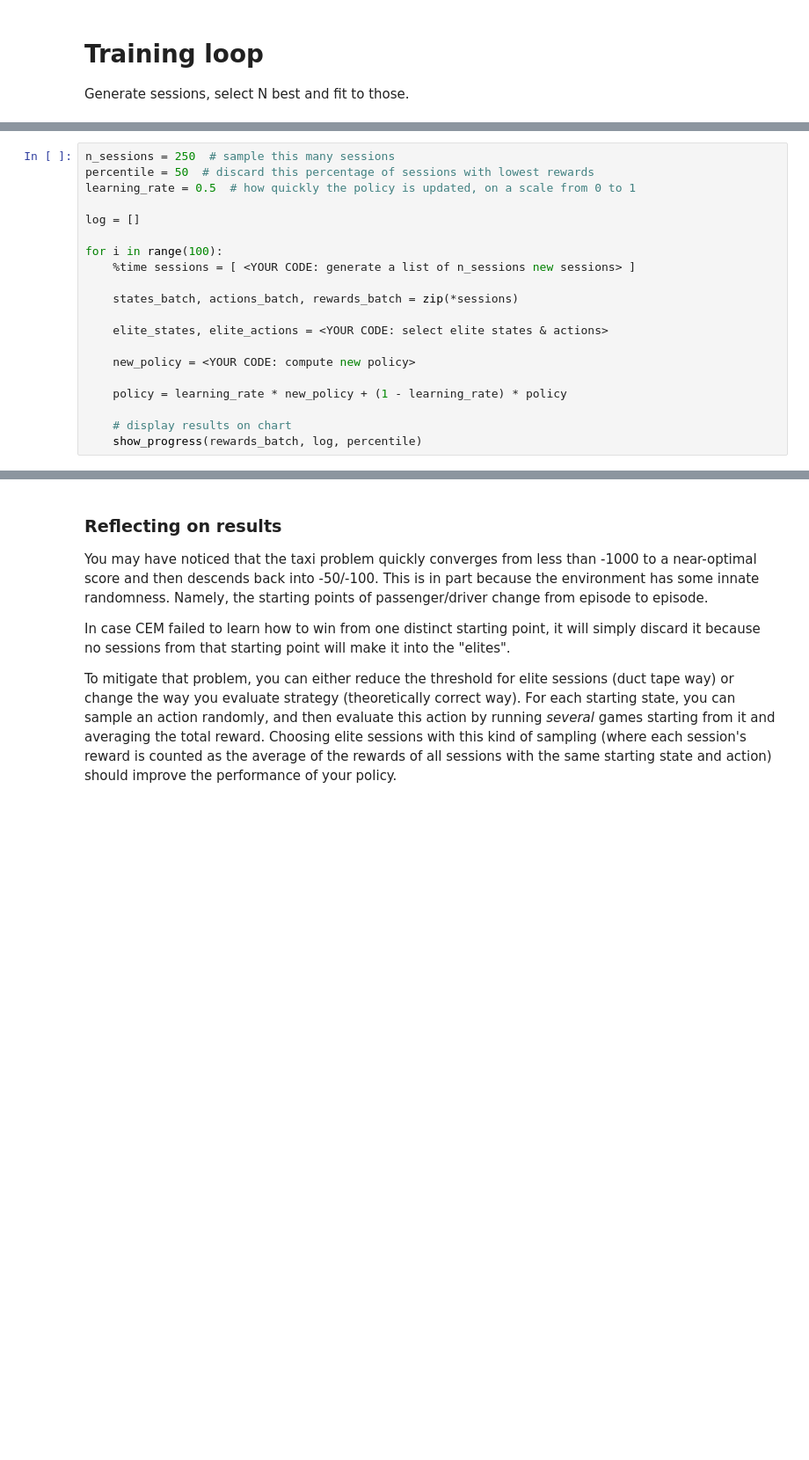
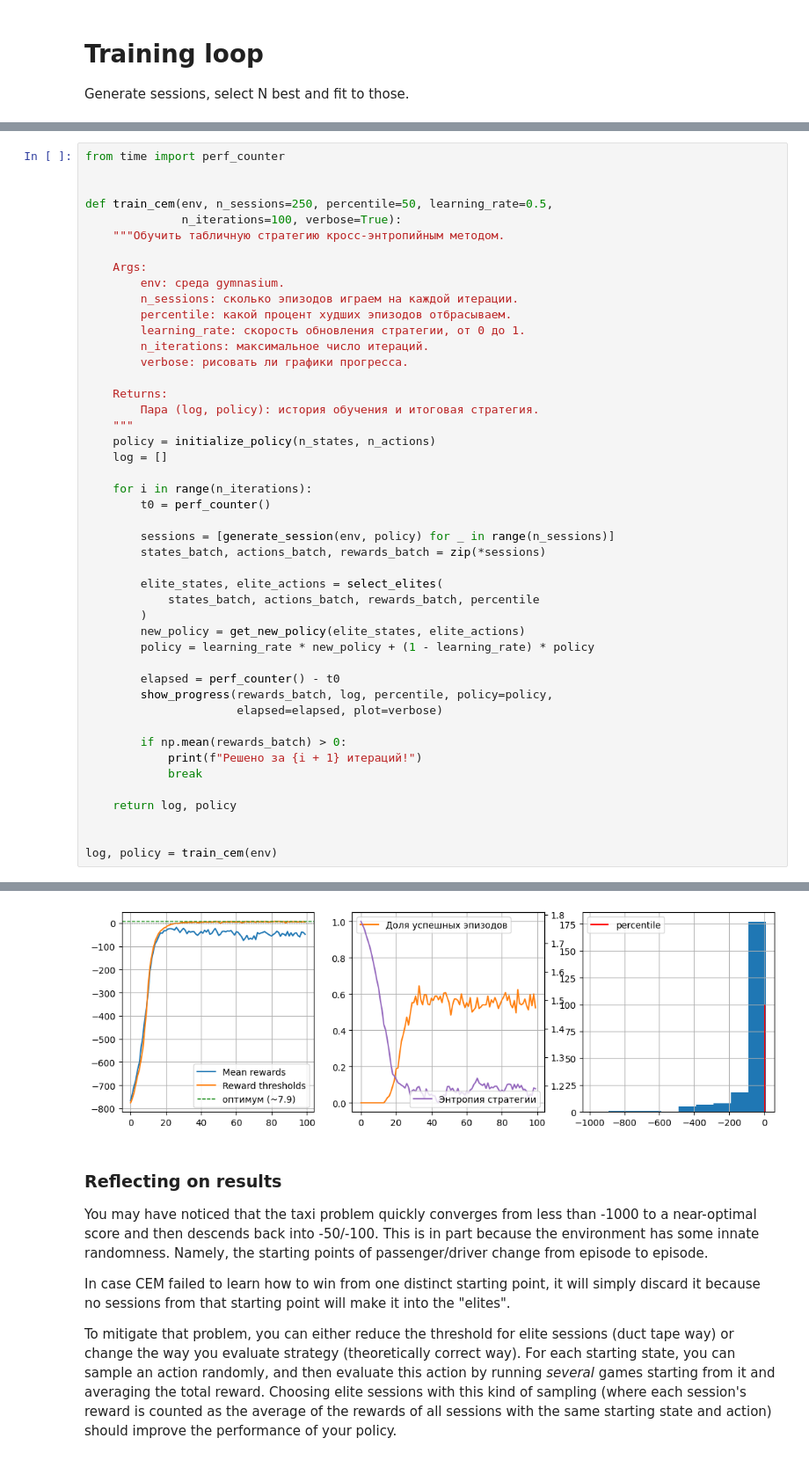
Before and after one commit to Tviskaron/SB-RL-2026, a Jupyter notebook: seminars/01-crossentropy.ipynb, the cells around one changed output, grey strips where cells are left out. Shown at 88% size. Saved outputs shown, nothing was run; the diff lists cells and outputs as text; blank space fills up the shorter version.

```diff
--- a/seminars/01-crossentropy.ipynb
+++ b/seminars/01-crossentropy.ipynb
@@ -261,20 +343,0 @@ policy = initialize_policy(n_states, n_actions)
-# %%
-n_sessions = 250  # sample this many sessions
-percentile = 50  # discard this percentage of sessions with lowest rewards
-learning_rate = 0.5  # how quickly the policy is updated, on a scale from 0 to 1
-
-log = []
-
-for i in range(100):
-    %time sessions = [ <YOUR CODE: generate a list of n_sessions new sessions> ]
-
-    states_batch, actions_batch, rewards_batch = zip(*sessions)
-
-    elite_states, elite_actions = <YOUR CODE: select elite states & actions>
-
-    new_policy = <YOUR CODE: compute new policy>
-
-    policy = learning_rate * new_policy + (1 - learning_rate) * policy
-
-    # display results on chart
-    show_progress(rewards_batch, log, percentile)
@@ -280,0 +361,47 @@ for i in range(100):
+# %%
+from time import perf_counter
+
+
+def train_cem(env, n_sessions=250, percentile=50, learning_rate=0.5,
+              n_iterations=100, verbose=True):
+    """Обучить табличную стратегию кросс-энтропийным методом.
+
+    Args:
+        env: среда gymnasium.
+        n_sessions: сколько эпизодов играем на каждой итерации.
+        percentile: какой процент худших эпизодов отбрасываем.
+        learning_rate: скорость обновления стратегии, от 0 до 1.
+        n_iterations: максимальное число итераций.
+        verbose: рисовать ли графики прогресса.
+
+    Returns:
+        Пара (log, policy): история обучения и итоговая стратегия.
+    """
+    policy = initialize_policy(n_states, n_actions)
+    log = []
+
+    for i in range(n_iterations):
+        t0 = perf_counter()
+
+        sessions = [generate_session(env, policy) for _ in range(n_sessions)]
+        states_batch, actions_batch, rewards_batch = zip(*sessions)
+
+        elite_states, elite_actions = select_elites(
+            states_batch, actions_batch, rewards_batch, percentile
+        )
+        new_policy = get_new_policy(elite_states, elite_actions)
+        policy = learning_rate * new_policy + (1 - learning_rate) * policy
+
+        elapsed = perf_counter() - t0
+        show_progress(rewards_batch, log, percentile, policy=policy,
+                      elapsed=elapsed, plot=verbose)
+
+        if np.mean(rewards_batch) > 0:
+            print(f"Решено за {i + 1} итераций!")
+            break
+
+    return log, policy
+
+
+log, policy = train_cem(env)
+# %% [output]
@@ -281,3 +409,4 @@ for i in range(100):
+[figure, added]
 # %% [markdown]
 ### Reflecting on results
 
```
Also changed, not shown: parts of 24 cells of this notebook.
